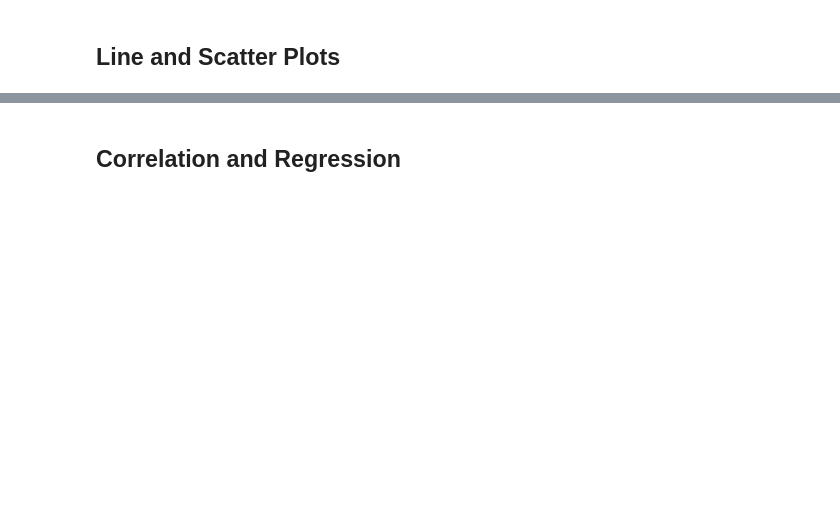
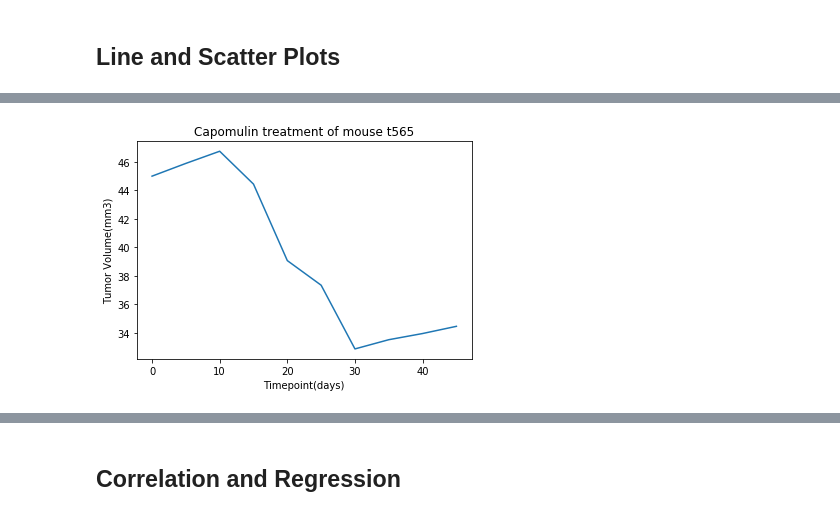
Before and after one commit to meaganmb/matplotlib-challenge, a Jupyter notebook: pymaceuticals_starter.ipynb, the cells around one changed output, grey strips where cells are left out. Cells and saved outputs as stored; diff of their text form; code cells hidden in the pictures; blank space fills up the shorter version.

```diff
--- a/pymaceuticals_starter.ipynb
+++ b/pymaceuticals_starter.ipynb
@@ -279,0 +291,22 @@ Ceftamin's potential outliers: Series([], Name: Tumor Volume (mm3), dtype: float
+# %%
+# Generate a line plot of tumor volume vs. time point for a mouse treated with Capomulin
+capomulin = without_duplicate_df.loc[without_duplicate_df["Drug Regimen"] == "Capomulin"]
+
+# Select random mouse
+random_mouse = capomulin.sample(1, random_state = 15)["Mouse ID"]
+random_mouse_id = random_mouse.iloc[0]
+
+# Set Data for random mouse
+mouse_selected = capomulin.loc[capomulin["Mouse ID"] == random_mouse_id]
+mouse_time = mouse_selected["Timepoint"]
+mouse_tumor_vol = mouse_selected["Tumor Volume (mm3)"]
+
+# Generate line plot for random mouse
+treatment = plt.plot(mouse_time, mouse_tumor_vol)
+plt.xlabel("Timepoint(days)")
+plt.ylabel("Tumor Volume(mm3)")
+plt.title(f"Capomulin treatment of mouse {random_mouse_id}")
+
+plt.show()
+# %% [output]
+[figure, added]
```
Also changed, not shown: parts of 15 cells of this notebook.
